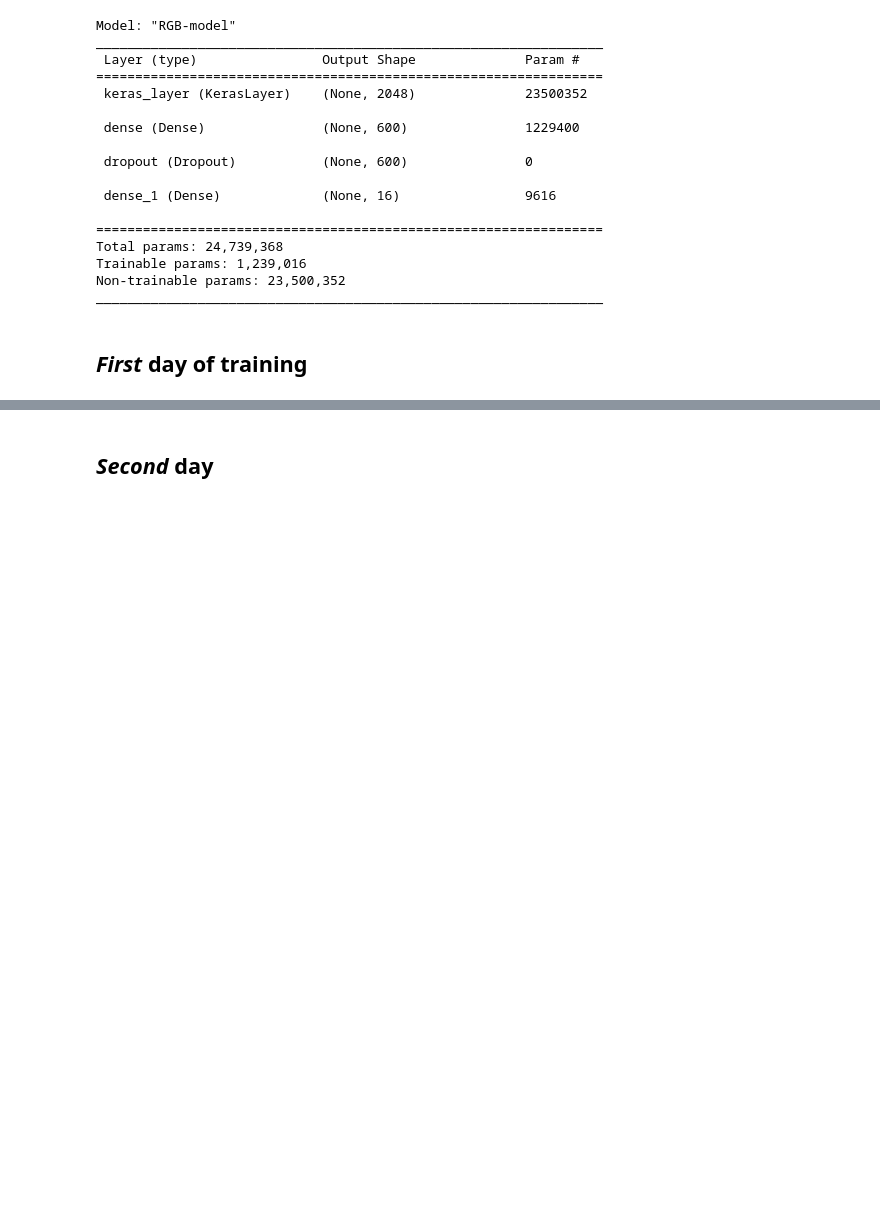
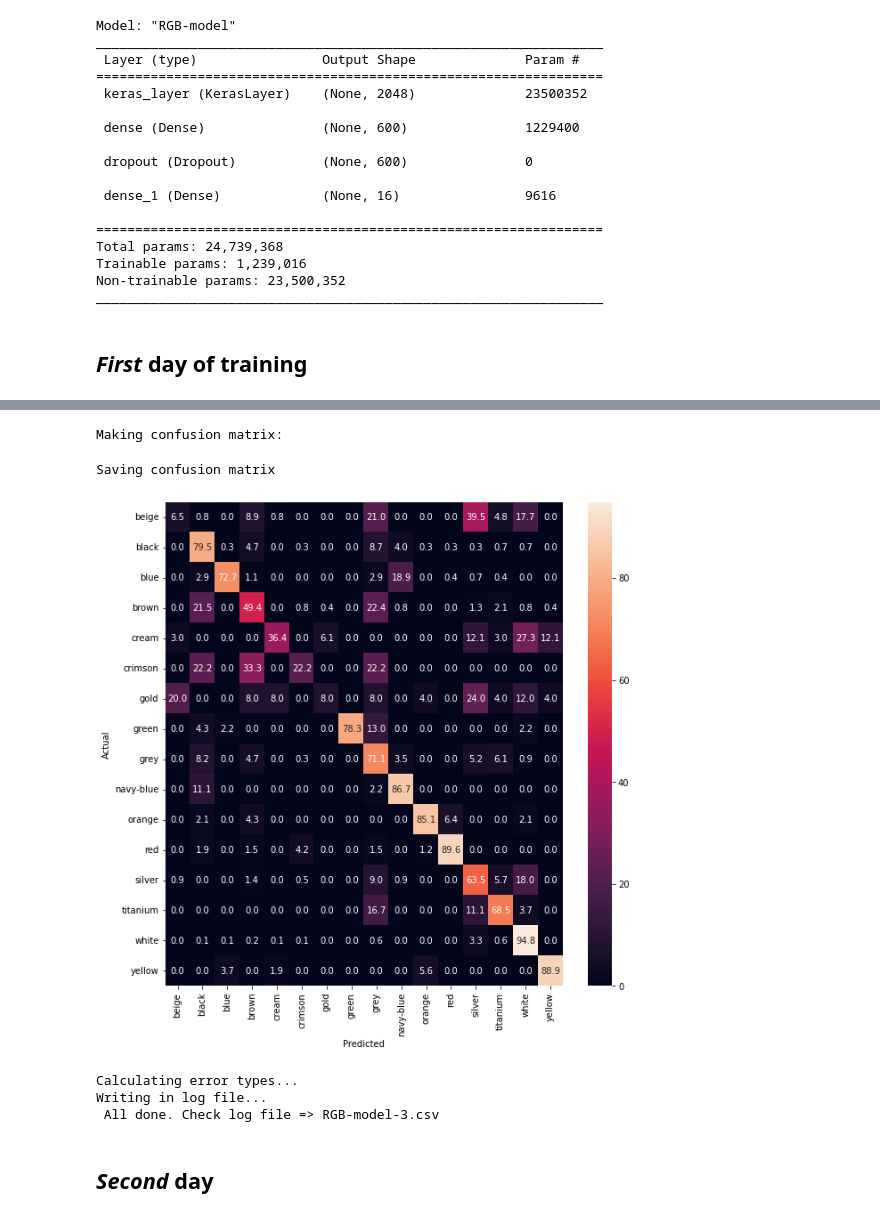
Before and after one commit to m-bashari-m/vehicle-color-recognition, a Jupyter notebook: src/rgb_model.ipynb, the cells around one changed output, grey strips where cells are left out. Cells and saved outputs as stored; diff of their text form; code cells hidden in the pictures; blank space fills up the shorter version.

Commit message:
update: train for 35 epochs

```diff
--- a/src/rgb_model.ipynb
+++ b/src/rgb_model.ipynb
@@ -132,0 +198,6 @@ All done. Check log file => RGB-model.csv
+# %%
+history = rgb_model.fit(train_ds,
+                        callbacks=callbacks,
+                        epochs=35,
+                        initial_epoch=25,
+                        class_weight=class_weight)
@@ -133,3 +227,18 @@ All done. Check log file => RGB-model.csv
+# %%
+analyzer = ErrorAnalyzer(model=rgb_model,
+                         model_name='RGB-model-3',
+                         ds=val_ds,
+                         classes=classes)
+
+analyzer.plot_confusion_mat()
+analyzer.evaluate_model()
+# %% [output]
+Making confusion matrix:
+Saving confusion matrix
+[figure, added]
+Calculating error types...
+Writing in log file...
+ All done. Check log file => RGB-model-3.csv
 # %% [markdown]
 ## ***Second*** day
 # %%
```
Also changed, not shown: parts of 12 cells of this notebook.
